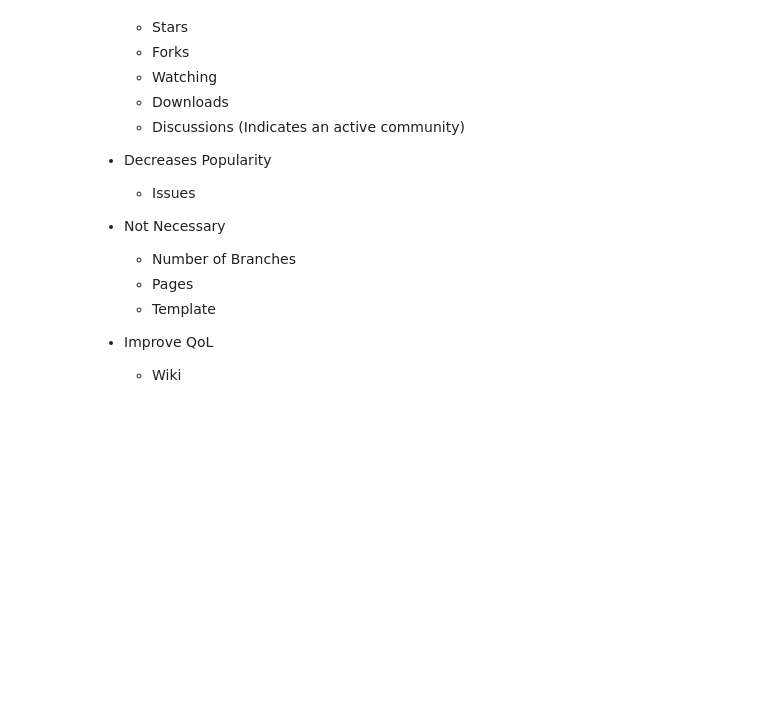
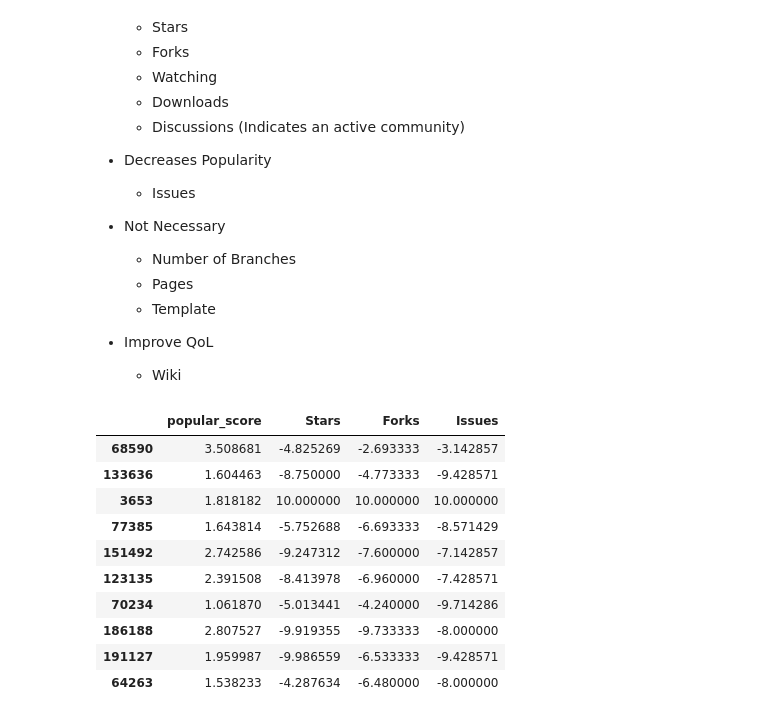
Before and after one commit to Axis-Uz/GitRepo-Analysis, a Jupyter notebook: Modeling.ipynb, the cells around one changed output. Saved outputs shown, nothing was run; the diff lists cells and outputs as text; code cells hidden in the pictures; blank space fills up the shorter version.

```diff
--- a/Modeling.ipynb
+++ b/Modeling.ipynb
@@ -60,0 +145,14 @@ A Popular Repo will have the following features --
+# %%
+df[['popular_score','Stars','Forks','Issues']].sort_values('popular_score').sample(10)
+# %% [output]
+|  | popular_score | Stars | Forks | Issues |
+| 68590 | 3.508681 | -4.825269 | -2.693333 | -3.142857 |
+| 133636 | 1.604463 | -8.750000 | -4.773333 | -9.428571 |
+| 3653 | 1.818182 | 10.000000 | 10.000000 | 10.000000 |
+| 77385 | 1.643814 | -5.752688 | -6.693333 | -8.571429 |
+| 151492 | 2.742586 | -9.247312 | -7.600000 | -7.142857 |
+| 123135 | 2.391508 | -8.413978 | -6.960000 | -7.428571 |
+| 70234 | 1.061870 | -5.013441 | -4.240000 | -9.714286 |
+| 186188 | 2.807527 | -9.919355 | -9.733333 | -8.000000 |
+| 191127 | 1.959987 | -9.986559 | -6.533333 | -9.428571 |
+| 64263 | 1.538233 | -4.287634 | -6.480000 | -8.000000 |
```
Also changed, not shown: parts of 26 cells of this notebook, 2 other files.
